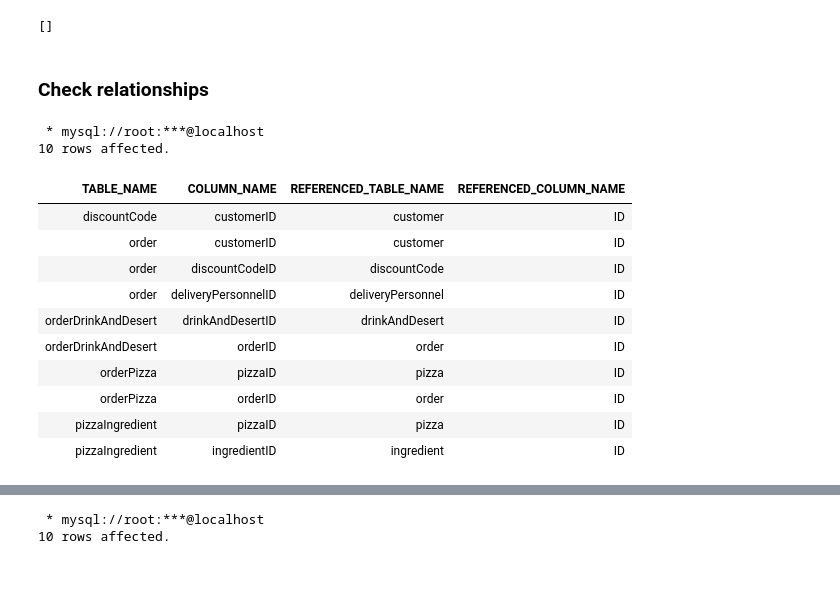
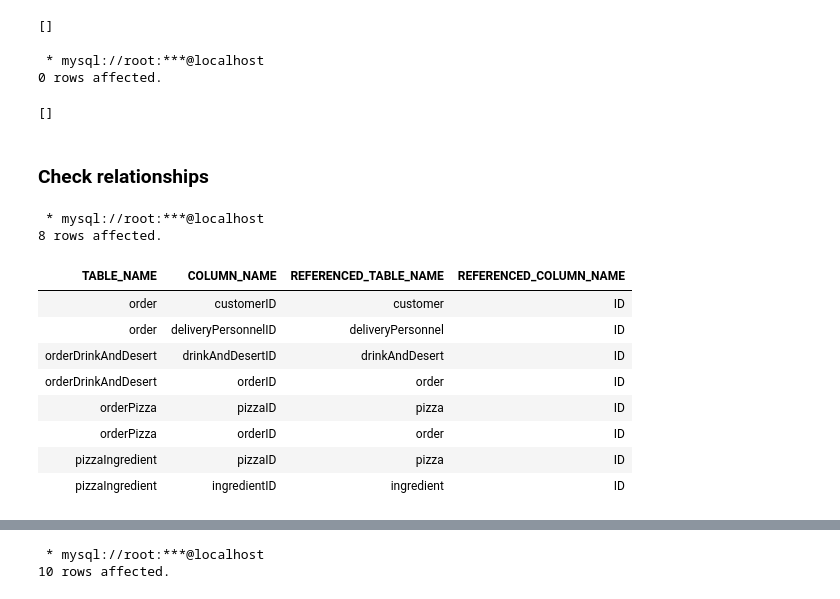
Before and after one commit to misia732/databases_project, a Jupyter notebook: shema.ipynb, the cells around one changed output, grey strips where cells are left out. Drawn from its saved outputs; the diff is of its cells as text; code cells hidden in the pictures.

Commit message:
order placement working

```diff
--- a/shema.ipynb
+++ b/shema.ipynb
@@ -116,28 +116,33 @@ CREATE TABLE IF NOT EXISTS orderDrinkAndDesert(
 0 rows affected.
 0 rows affected.
 []
+# %%
+%%sql
+ALTER TABLE `order` MODIFY status VARCHAR(32);
+# %% [output]
+ * mysql://root:***@localhost
+0 rows affected.
+[]
 # %% [markdown]
 ### Check relationships
 # %%
 %%sql
 
 SELECT
     TABLE_NAME,
     COLUMN_NAME,
     REFERENCED_TABLE_NAME,
     REFERENCED_COLUMN_NAME
 FROM
     INFORMATION_SCHEMA.KEY_COLUMN_USAGE
 WHERE
-    TABLE_SCHEMA = 'resteurant_db' -- replace with your schema name
+    TABLE_SCHEMA = 'resteurant_db'
     AND REFERENCED_TABLE_NAME IS NOT NULL;
 # %% [output]
  * mysql://root:***@localhost
-10 rows affected.
+8 rows affected.
 | TABLE_NAME | COLUMN_NAME | REFERENCED_TABLE_NAME | REFERENCED_COLUMN_NAME |
-| discountCode | customerID | customer | ID |
 | order | customerID | customer | ID |
-| order | discountCodeID | discountCode | ID |
 | order | deliveryPersonnelID | deliveryPersonnel | ID |
 | orderDrinkAndDesert | drinkAndDesertID | drinkAndDesert | ID |
 | orderDrinkAndDesert | orderID | order | ID |
```
Also changed, not shown: parts of 11 cells of this notebook, 17 other files.
